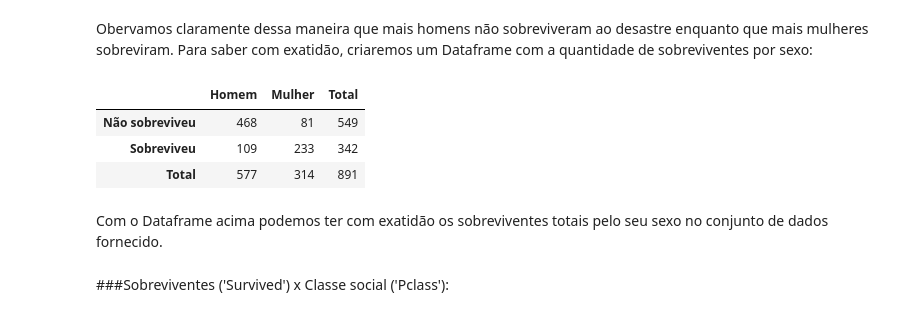
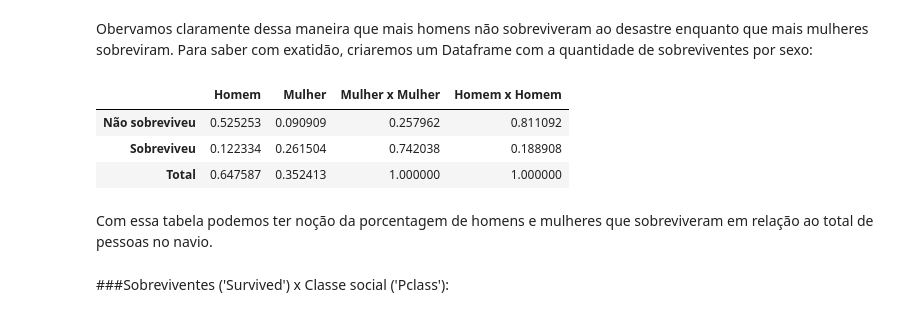
Before and after one commit to kauecapellato/Titanic_Case, a Jupyter notebook: Titanic_Case.ipynb, the cells around one changed output. Cells and saved outputs as stored; diff of their text form; code cells hidden in the pictures.

```diff
--- a/Titanic_Case.ipynb
+++ b/Titanic_Case.ipynb
@@ -346,25 +352,26 @@ Obervamos claramente dessa maneira que mais homens não sobreviveram ao desastre
 # %%
 # Determinando por sexo e se sobreviveu ou não
 homens_n = len(treino[(treino.Sex == 'male') & (treino.Survived == 0)])
 mulheres_n = len(treino[(treino.Sex == 'female') & (treino.Survived == 0)])
 homens_s = len(treino[(treino.Sex == 'male') & (treino.Survived == 1)])
 mulheres_s = len(treino[(treino.Sex == 'female') & (treino.Survived == 1)])
 
 # Criando um dicionário com os valores acima
-dados = {'Homem': [homens_n, homens_s, (homens_n + homens_s)],
-        'Mulher': [mulheres_n, mulheres_s, (mulheres_n + mulheres_s)],
-         'Total': [(homens_n + mulheres_n), (homens_s + mulheres_s), len(treino.Survived)]}
+dados = {'Homem': [homens_n/891, homens_s/891, (homens_n + homens_s)/891],
+         'Mulher': [mulheres_n/891, mulheres_s/891, (mulheres_n + mulheres_s)/891],
+         'Mulher x Mulher': [mulheres_n/(mulheres_n + mulheres_s), mulheres_s/(mulheres_n + mulheres_s), 1],
+          'Homem x Homem': [homens_n/(homens_n + homens_s), homens_s/(homens_n + homens_s), 1]}
 
 # Criando um Dataframe com o dicionário
-sobreviventes = pd.DataFrame(dados, columns = ['Homem', 'Mulher', 'Total'], index = ['Não sobreviveu', 'Sobreviveu', 'Total'])
+sobreviventes = pd.DataFrame(dados, columns = ['Homem', 'Mulher','Mulher x Mulher', 'Homem x Homem'], index = ['Não sobreviveu', 'Sobreviveu', 'Total'])
 sobreviventes
 # %% [output]
-|  | Homem | Mulher | Total |
-| Não sobreviveu | 468 | 81 | 549 |
-| Sobreviveu | 109 | 233 | 342 |
-| Total | 577 | 314 | 891 |
+|  | Homem | Mulher | Mulher x Mulher | Homem x Homem |
+| Não sobreviveu | 0.525253 | 0.090909 | 0.257962 | 0.811092 |
+| Sobreviveu | 0.122334 | 0.261504 | 0.742038 | 0.188908 |
+| Total | 0.647587 | 0.352413 | 1.000000 | 1.000000 |
-# %% [markdown]
-Com o Dataframe acima podemos ter com exatidão os sobreviventes totais pelo seu sexo no conjunto de dados fornecido.
+# %% [markdown]
+Com essa tabela podemos ter noção da porcentagem de homens e mulheres que sobreviveram em relação ao total de pessoas no navio.
 # %% [markdown]
 ###Sobreviventes ('Survived') x Classe social ('Pclass'):
 # %% [markdown]
```
Also changed, not shown: parts of 3 cells of this notebook.
